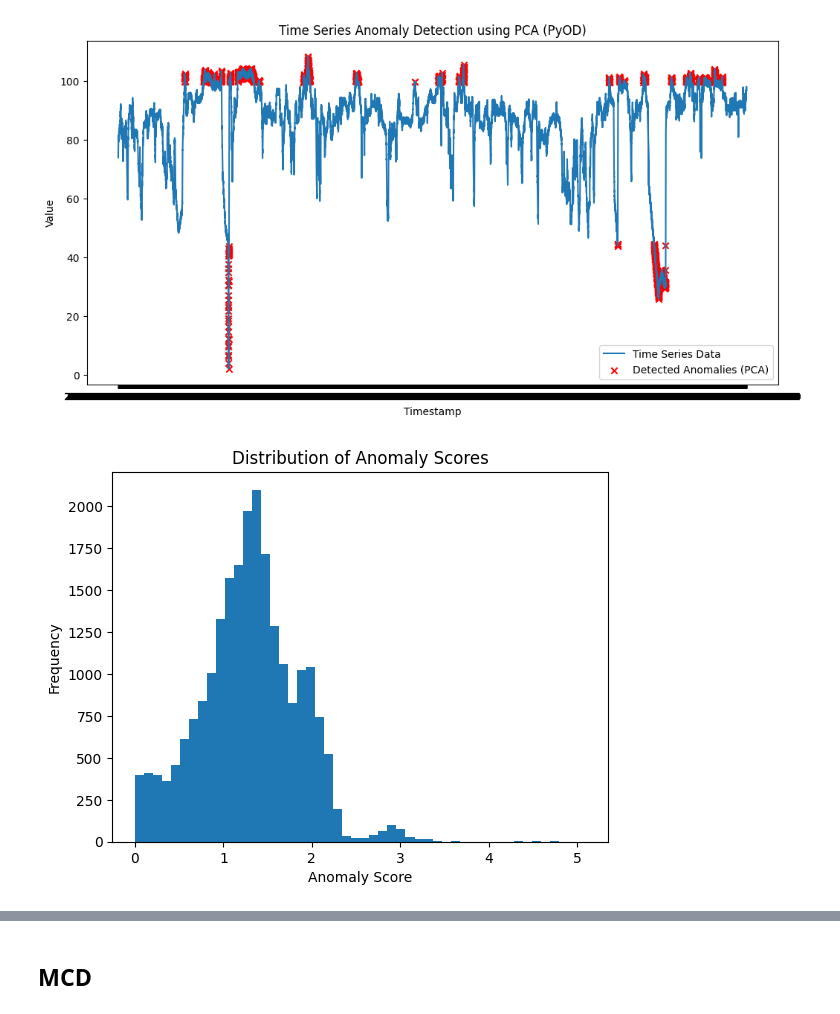
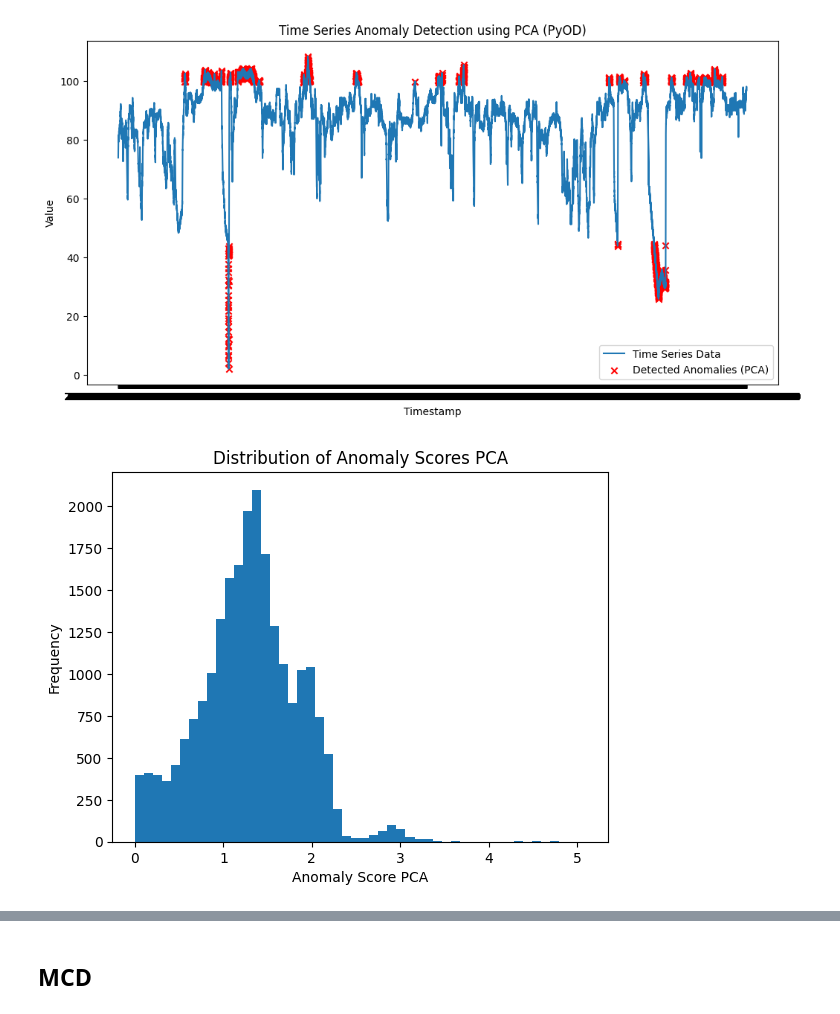
Before and after one commit to sai14karthik/Nexus-S1-Deakin-Internship, a Jupyter notebook: models/PyOD/pyod.ipynb, the cells around one changed output, grey strips where cells are left out. Cells and saved outputs as stored; diff of their text form; code cells hidden in the pictures.

```diff
--- a/models/PyOD/pyod.ipynb
+++ b/models/PyOD/pyod.ipynb
@@ -24,7 +24,7 @@ warnings.filterwarnings("ignore", category=UserWarning, message="Local min featu
 warnings.filterwarnings("ignore", category=UserWarning, message="Local min features smaller than 1, increasing to 1.0")
 warnings.filterwarnings("ignore", category=UserWarning, message="The number of histogram bins is greater than the number of classifiers, reducing n_bins to n_clf.")
 # %%
-df=pd.read_csv("/Users/saikarthik/Desktop/Nexus-S1 Deakin /datasets /cleaned.csv")
+df=pd.read_csv("/Users/saikarthik/Desktop/Nexus-S1 Deakin /dataset/cleaned.csv")
 # %%
 df.columns
 # %% [output]
@@ -263,9 +303,9 @@ plt.show()
 [figure]
 # %%
 plt.hist(y_scores_pca, bins=50)
-plt.xlabel('Anomaly Score')
+plt.xlabel('Anomaly Score PCA')
 plt.ylabel('Frequency')
-plt.title('Distribution of Anomaly Scores')
+plt.title('Distribution of Anomaly Scores PCA')
 plt.show()
 # %% [output]
-[figure, old version]
+[figure, new version]
```
Also changed, not shown: parts of 15 cells of this notebook, 5 other files.
